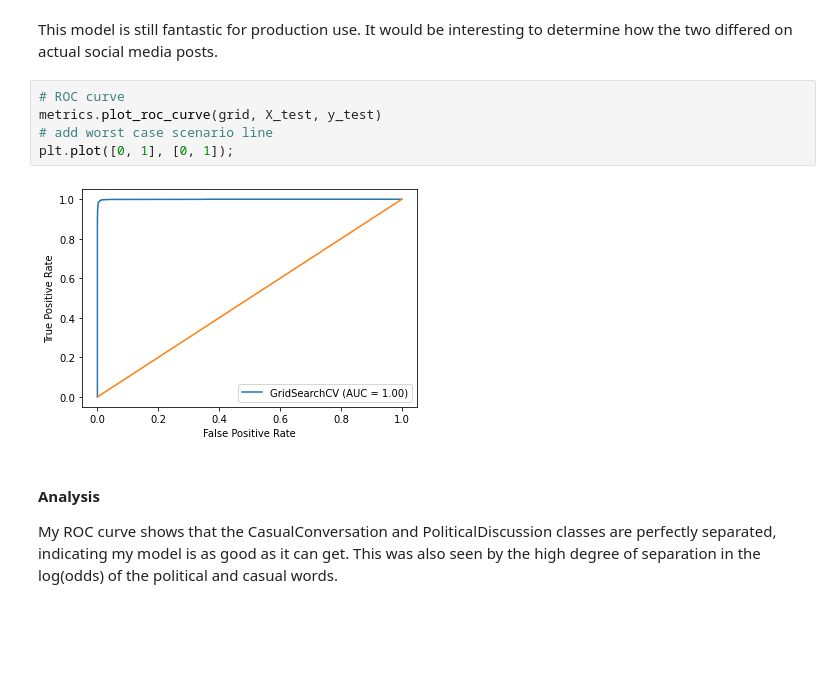
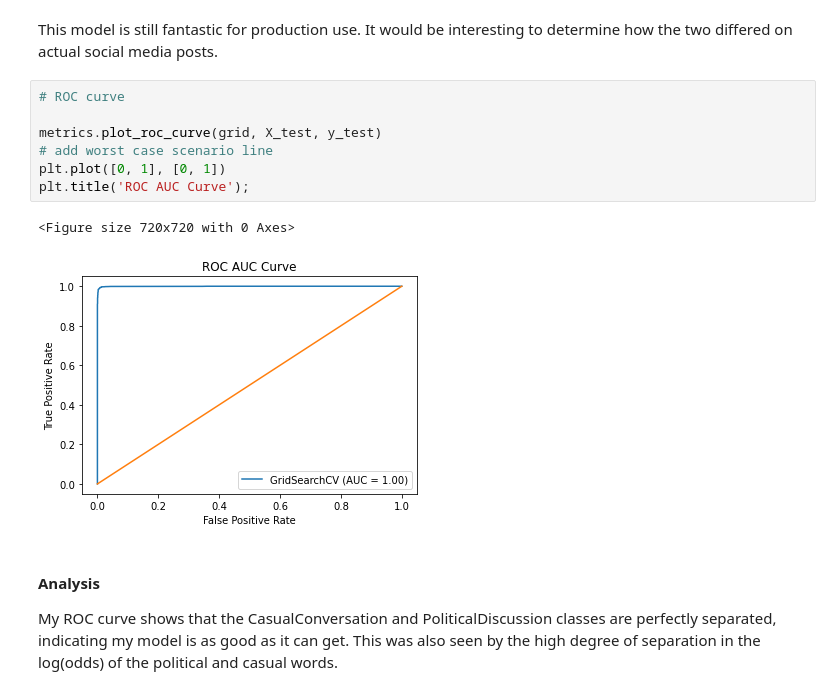
Before and after one commit to ethankuehl/subreddit_classifier, a Jupyter notebook: Code/03B-Random_Forest.ipynb, the cells around one changed output. Saved outputs shown, nothing was run; the diff lists cells and outputs as text; blank space fills up the shorter version.

```diff
--- a/Code/03B-Random_Forest.ipynb
+++ b/Code/03B-Random_Forest.ipynb
@@ -306,11 +307,14 @@ metrics.plot_confusion_matrix(grid_2, X_2_test, y_2_test, cmap='Accent',
 This model is still fantastic for production use. It would be interesting to determine how the two differed on actual social media posts.
 # %%
 # ROC curve
+
 metrics.plot_roc_curve(grid, X_test, y_test)
 # add worst case scenario line
-plt.plot([0, 1], [0, 1]);
+plt.plot([0, 1], [0, 1])
+plt.title('ROC AUC Curve');
 # %% [output]
+<Figure size 720x720 with 0 Axes>
-[figure, old version]
+[figure, new version]
 # %% [markdown]
 #### Analysis
 My ROC curve shows that the CasualConversation and PoliticalDiscussion classes are perfectly separated, indicating my model is as good as it can get. This was also seen by the high degree of separation in the log(odds) of the political and casual words.
```
Also changed, not shown: parts of 3 cells of this notebook, 1 other file.
